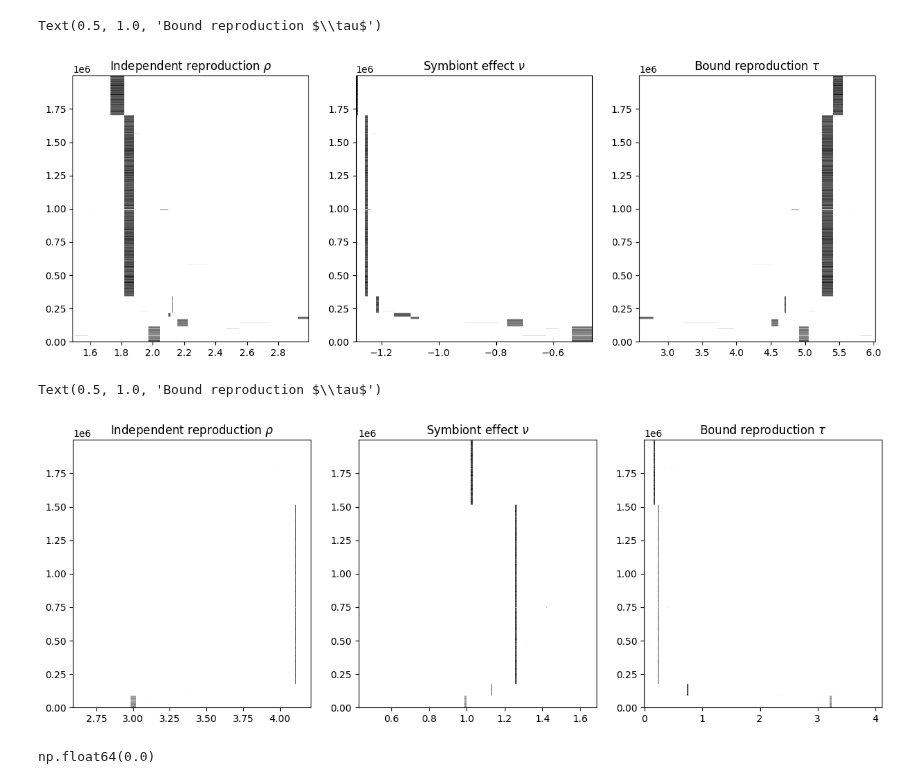
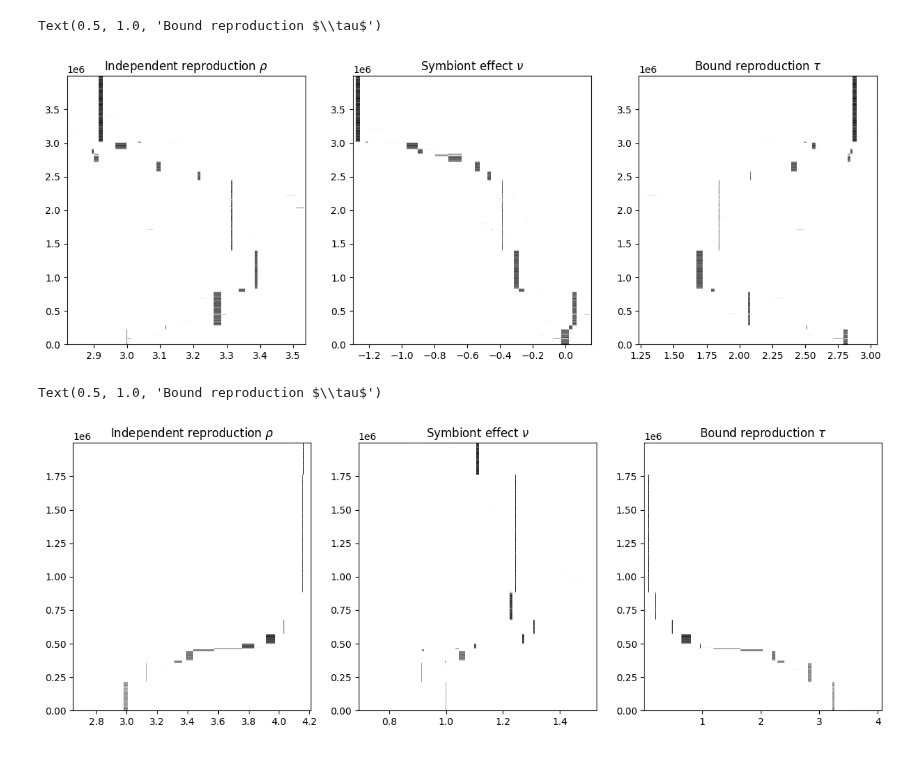
Before and after one commit to linh-phuong/symbiosis_3D_tradeoff, a Jupyter notebook: simulation_scenario_1.ipynb, the cells around one changed output. Cells and saved outputs as stored; diff of their text form; code cells hidden in the pictures.

```diff
--- a/simulation_scenario_1.ipynb
+++ b/simulation_scenario_1.ipynb
@@ -9,31 +9,31 @@ cg_evo_1 =  Config(dict(eta = 1., g = 0.312, mu = 1.4, alpha = 1.2, gamma = 1.23
                         r = 2.3, d = 1.3, theta = 8., v = 1., h = 1.5, nu_max = 3))
 # %%
 np.random.seed(2)
-V = 100
+V = 200
 init = np.array([0.1, 1., 0.2])
-ds_1 = tau_leap_symbiosis_mutation(pop_init = init * V, Tmax = 2000000, dt = 1, cg = cg_evo_1, V = V,
-                                         trait_init = np.array([2, -0.5]), sigma_rho = 0.5, sigma_nu = 0.2,
-                                         mutant_rate = 0.001, step = 200)
+ds_1 = tau_leap_symbiosis_mutation(pop_init = init * V, Tmax = 4000000, dt = 1, cg = cg_evo_1, V = V,
+                                         trait_init = np.array([3, 0]), sigma_rho = 0.1, sigma_nu = 0.1,
+                                         mutant_rate = 0.001, step = 400)
 # %%
 dss_1 = turn_raw_dat_to_sorted_arrays(ds_1)
 # %%
-popmin_thres = 20
+popmin_thres = 60
 fig, axes = plt.subplots(1, 3, figsize = (15, 5))
 cc = np.where(np.sum(dss_1["xF_rho"] > popmin_thres, axis = 0) > 0)
 ZZ = dss_1["xF_rho"][:, cc[0]]
 XX, YY = np.meshgrid(dss_1["rho_sort"][cc[0]], ds_1["t"])
 axes[0].pcolormesh(XX, YY, ZZ/V, cmap = "Greys")
 axes[0].set_title(r"Independent reproduction $\rho$")
 cc = np.where(np.sum(dss_1["xF_nu"] > popmin_thres, axis = 0) > 0)
 ZZ = dss_1["xF_nu"][:, cc[0]]
 XX, YY = np.meshgrid(dss_1["nu_sort"][cc[0]], ds_1["t"])
 axes[1].pcolormesh(XX, YY, ZZ, cmap = "Greys")
 axes[1].set_title(r"Symbiont effect $\nu$")
 cc = np.where(np.sum(dss_1["xF_tau"] > popmin_thres, axis = 0) > 0)
 ZZ = dss_1["xF_tau"][:, cc[0]]
 XX, YY = np.meshgrid(dss_1["tau_sort"][cc[0]], ds_1["t"])
 axes[2].pcolormesh(XX, YY, ZZ, cmap = "Greys")
 axes[2].set_title(r"Bound reproduction $\tau$")
 # %% [output]
 Text(0.5, 1.0, 'Bound reproduction $\\tau$')
-[figure, old version]
+[figure, new version]
@@ -47,7 +51,7 @@ ds_2 = tau_leap_symbiosis_mutation(pop_init = init * V, Tmax = 2000000, dt = 1,
 # %%
 dss_2 = turn_raw_dat_to_sorted_arrays(ds_2)
 # %%
-popmin_thres = 10
+popmin_thres = 20
 fig, axes = plt.subplots(1, 3, figsize = (15, 5))
 cc = np.where(np.sum(dss_2["xF_rho"] > popmin_thres, axis = 0) > 0)
 ZZ = dss_2["xF_rho"][:, cc[0]]
@@ -66,8 +70,4 @@ axes[2].pcolormesh(XX, YY, ZZ, cmap = "Greys")
 axes[2].set_title(r"Bound reproduction $\tau$")
 # %% [output]
 Text(0.5, 1.0, 'Bound reproduction $\\tau$')
-[figure, old version]
+[figure, new version]
-# %%
-sum(ds_2["x_A"][-1])
-# %% [output]
-np.float64(0.0)
```
Also changed, not shown: parts of 8 cells of this notebook, 12 other files.
